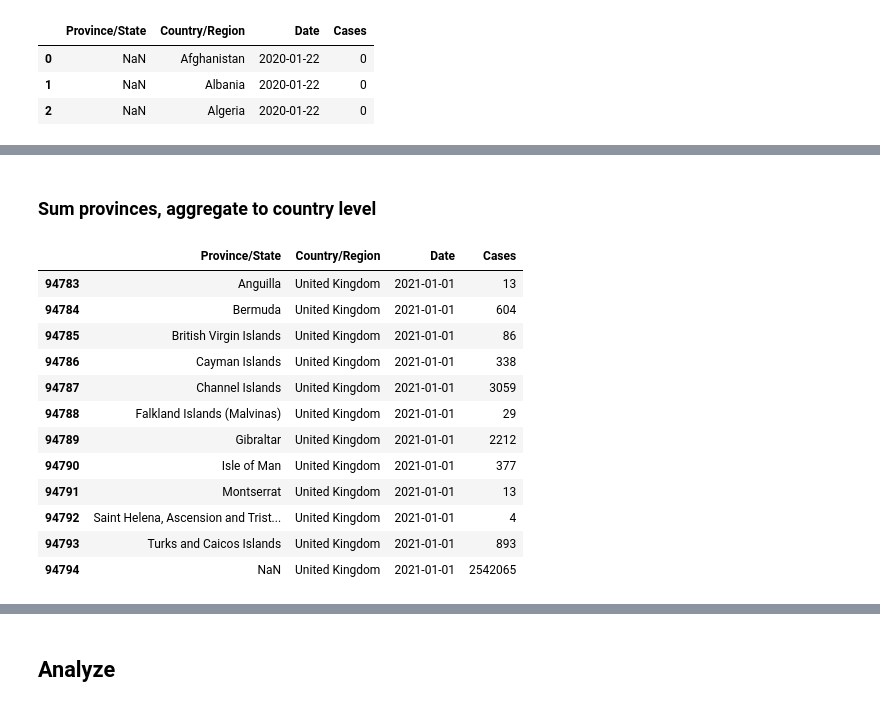
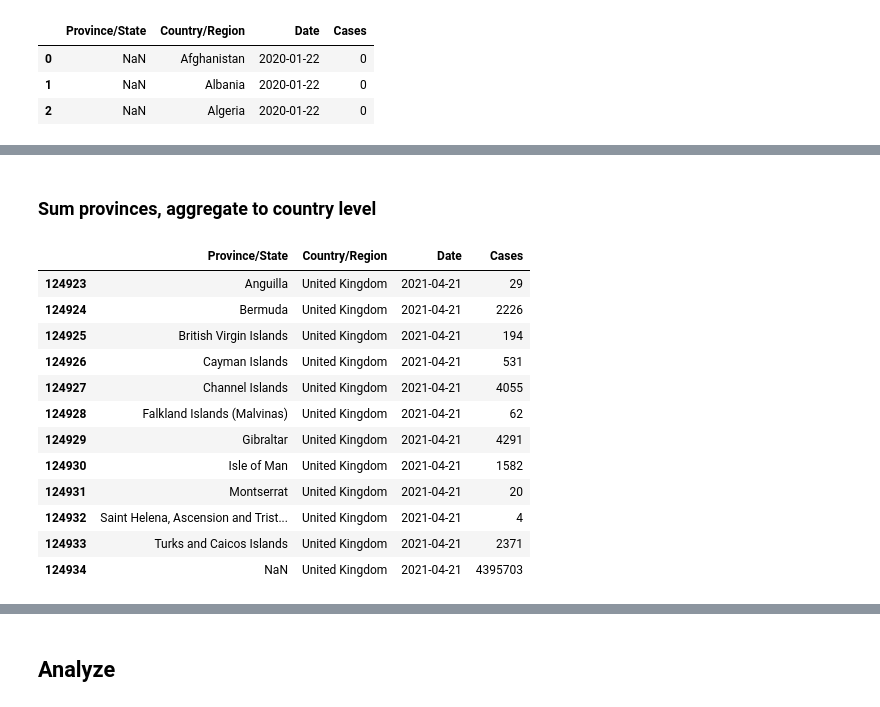
Before and after one commit to jaroslawr/jupyter-notebooks, a Jupyter notebook: dataset_covid/dataset_covid.ipynb, the cells around one changed output, grey strips where cells are left out. Saved outputs shown, nothing was run; the diff lists cells and outputs as text; code cells hidden in the pictures.

```diff
--- a/dataset_covid/dataset_covid.ipynb
+++ b/dataset_covid/dataset_covid.ipynb
@@ -91,2 +72,0 @@ df.head(5)
-# %%
-df = df[df["Date"] >= pd.to_datetime("2021-01-01")]
@@ -102,21 +73,20 @@ df.head(5)
-# %% [markdown]
-### Sum provinces, aggregate to country level
+# %% [markdown]
+### Sum provinces, aggregate to country level
 # %%
-df[(df["Country/Region"] == "United Kingdom") &
-   (df["Date"] == pd.to_datetime("2021-01-01"))]
+df[(df["Country/Region"] == "United Kingdom") & (df["Date"] == df["Date"].max())]
 # %% [output]
 |  | Province/State | Country/Region | Date | Cases |
-| 94783 | Anguilla | United Kingdom | 2021-01-01 | 13 |
-| 94784 | Bermuda | United Kingdom | 2021-01-01 | 604 |
-| 94785 | British Virgin Islands | United Kingdom | 2021-01-01 | 86 |
-| 94786 | Cayman Islands | United Kingdom | 2021-01-01 | 338 |
-| 94787 | Channel Islands | United Kingdom | 2021-01-01 | 3059 |
-| 94788 | Falkland Islands (Malvinas) | United Kingdom | 2021-01-01 | 29 |
-| 94789 | Gibraltar | United Kingdom | 2021-01-01 | 2212 |
-| 94790 | Isle of Man | United Kingdom | 2021-01-01 | 377 |
-| 94791 | Montserrat | United Kingdom | 2021-01-01 | 13 |
-| 94792 | Saint Helena, Ascension and Trist... | United Kingdom | 2021-01-01 | 4 |
-| 94793 | Turks and Caicos Islands | United Kingdom | 2021-01-01 | 893 |
-| 94794 | NaN | United Kingdom | 2021-01-01 | 2542065 |
+| 124923 | Anguilla | United Kingdom | 2021-04-21 | 29 |
+| 124924 | Bermuda | United Kingdom | 2021-04-21 | 2226 |
+| 124925 | British Virgin Islands | United Kingdom | 2021-04-21 | 194 |
+| 124926 | Cayman Islands | United Kingdom | 2021-04-21 | 531 |
+| 124927 | Channel Islands | United Kingdom | 2021-04-21 | 4055 |
+| 124928 | Falkland Islands (Malvinas) | United Kingdom | 2021-04-21 | 62 |
+| 124929 | Gibraltar | United Kingdom | 2021-04-21 | 4291 |
+| 124930 | Isle of Man | United Kingdom | 2021-04-21 | 1582 |
+| 124931 | Montserrat | United Kingdom | 2021-04-21 | 20 |
+| 124932 | Saint Helena, Ascension and Trist... | United Kingdom | 2021-04-21 | 4 |
+| 124933 | Turks and Caicos Islands | United Kingdom | 2021-04-21 | 2371 |
+| 124934 | NaN | United Kingdom | 2021-04-21 | 4395703 |
 # %%
 df = df.groupby(["Country/Region", "Date"]).sum()
```
Also changed, not shown: parts of 26 cells of this notebook, 1 other file.
